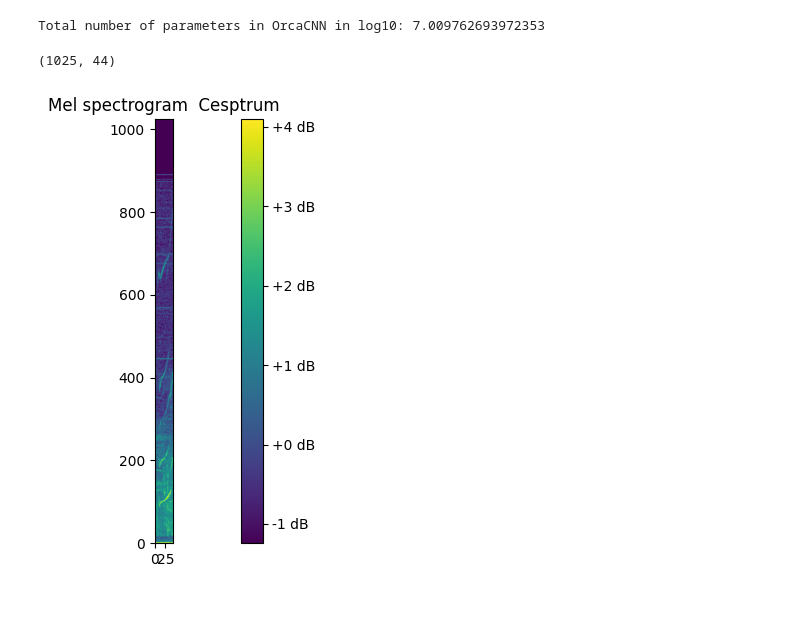
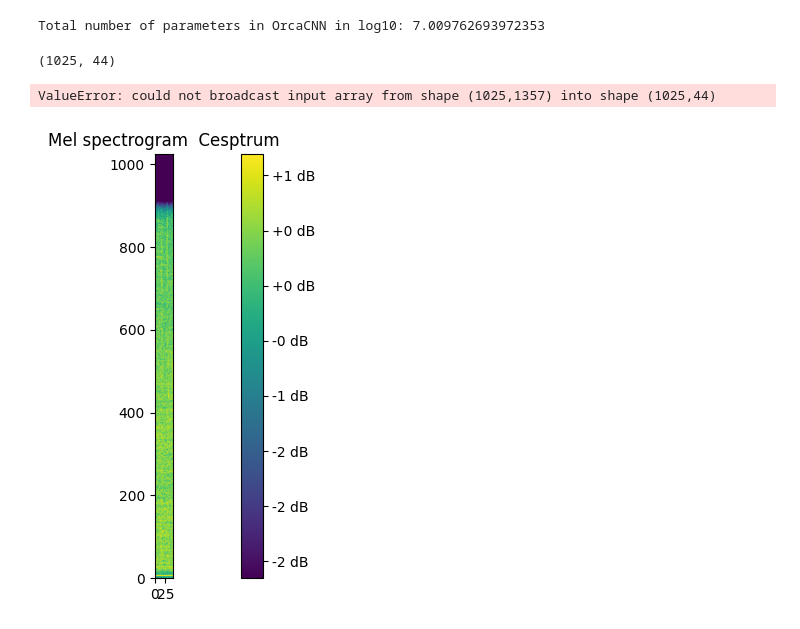
Before and after one commit to Denolle-Lab/OrcaSeis, a Jupyter notebook: cnn_pytorch.ipynb, the cells around one changed output. Saved outputs shown, nothing was run; the diff lists cells and outputs as text; code cells hidden in the pictures.

```diff
--- a/cnn_pytorch.ipynb
+++ b/cnn_pytorch.ipynb
@@ -192,18 +178,10 @@ class PNWDataSet(Dataset): # create custom dataset
 # Loading first sepctrogram
 spectrogram_1 = np.load(os.path.join(dir_path, "orca_spectrogram", "1.npy"))
 # %%
-
-# data = np.zeros(shape=(100,100,Nf))
-# labels = np.zeros(100)
-# idx = 0
-# idx +=1
-# data[idx,:,:]=spectrogram[:100,:] # CHECK LATER IF NECESSARY
-
 N = spectrogram_1.shape[0]
 data = np.zeros(shape=(num_total_data, N, spectrogram_1.shape[1]))
 labels = np.zeros(num_total_data)
 print(spectrogram_1.shape)
-
 
 # Shuffling the data
 random.seed(1234)
@@ -221,26 +199,6 @@ for index, row in data_df.iterrows():
         cat_path = 'orca_spectrogram'
     spectrogram = np.load(os.path.join(dir_path, cat_path, file_name))
 
-    # Bandpass filter (attenuate certain frequencies)
-#     nyquist = 0.5 * cat.loc[index,'trace_sampling_rate_hz']
-#     low = 0.05 / nyquist;  high = 20 / nyquist
-#     lowcut = 0.05  # Lower cutoff frequency
-#     highcut = 1000  # Upper cutoff frequency
-#     b_band, a_band = signal.butter(4, [lowcut, highcut], btype='band')
-#     bandpassed_spectrogram = np.array([signal.filtfilt(b_band, a_band, row) for row in spectrogram])
-
-    # Tukey window (smoothly taper the edges of a dataset to prevent distortions)
-    # and filter -- not sure if needed
-#     taper = signal.windows.tukey(bandpassed_spectrogram.shape[-1], alpha=0.1)
-#     tapered_spectrogram = np.array([np.multiply(taper, row) for row in bandpassed_spectrogram])
-
-    # Lowpass filter
-#     filtered_spectrogram = np.array([signal.filtfilt(b_lowpass, a_lowpass, row) for row in tapered_spectrogram])
-
-    # Resample data
-#     number_of_samples = int(filtered_signal.shape[1] * fs / cat.loc[index,'trace_sampling_rate_hz'])
-#     data = np.array([signal.resample(row, number_of_samples) for row in filtered_signal])
-
     # Select window of data (first 100 points)
     spectrogram = spectrogram[:N, :]
 
@@ -254,25 +212,24 @@ for index, row in data_df.iterrows():
 
     # Populate labels array
     labels[index] = row['label']
-    break
+
+    # TESTING CODE
+#     if index == 2:
+#         break
 
 
 # Remove rows of 0s if there are any and return data and labels arrays
 idx = np.where(np.mean(np.abs(data[:,2,0:10]),axis=-1)>0)[0]
-# return data[idx,:,:], labels[idx]
+data_df.head()
 # %% [output]
 (1025, 44)
+ValueError: could not broadcast input array from shape (1025,1357) into shape (1025,44)
 # %%
-# # Create the spectrogram
-# spectrogram = librosa.feature.melspectrogram(y=y, sr=sr)
-# # Convert to decibels
-# spectrogram_db = librosa.power_to_db(spectrogram, ref=np.max)
-# Plot the spectrogram
 plt.figure(figsize=(14, 5))
-plt.imshow(data[0], origin='lower')
+plt.imshow(data[2], origin='lower')
 plt.colorbar(format='%+2.0f dB')
 plt.title('Mel spectrogram  Cesptrum')
 plt.tight_layout()
 plt.show()
 # %% [output]
-[figure, old version]
+[figure, new version]
```
Also changed, not shown: parts of 5 cells of this notebook, 4 other files.
